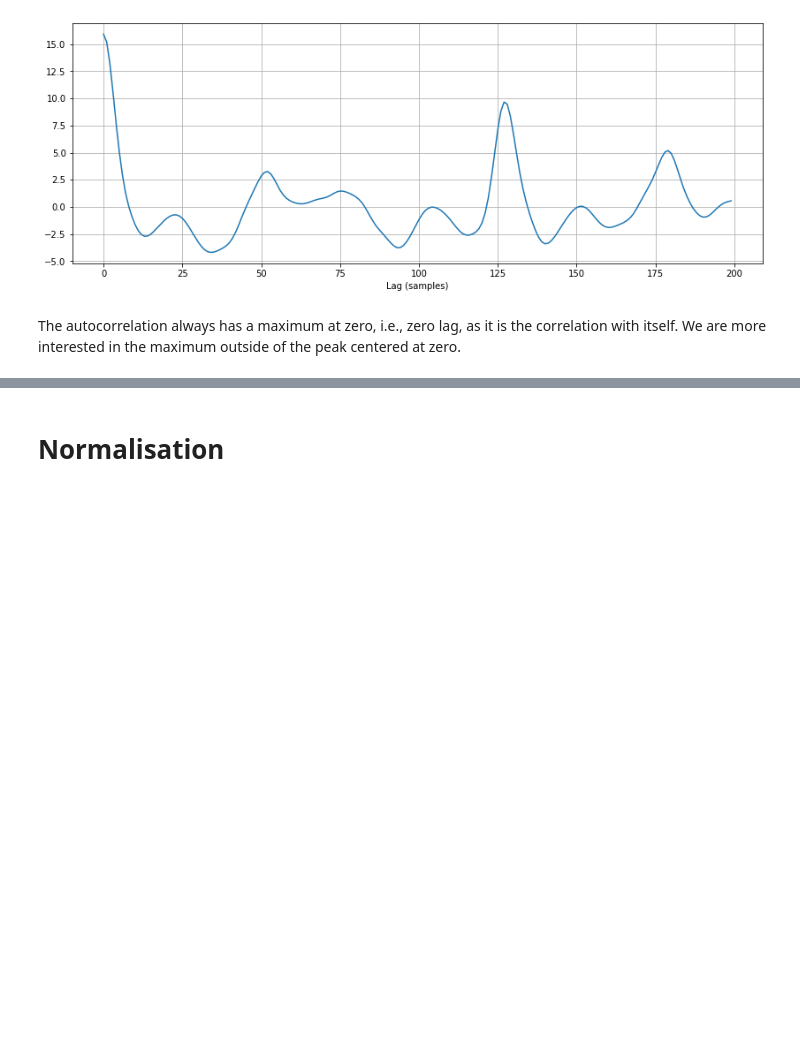
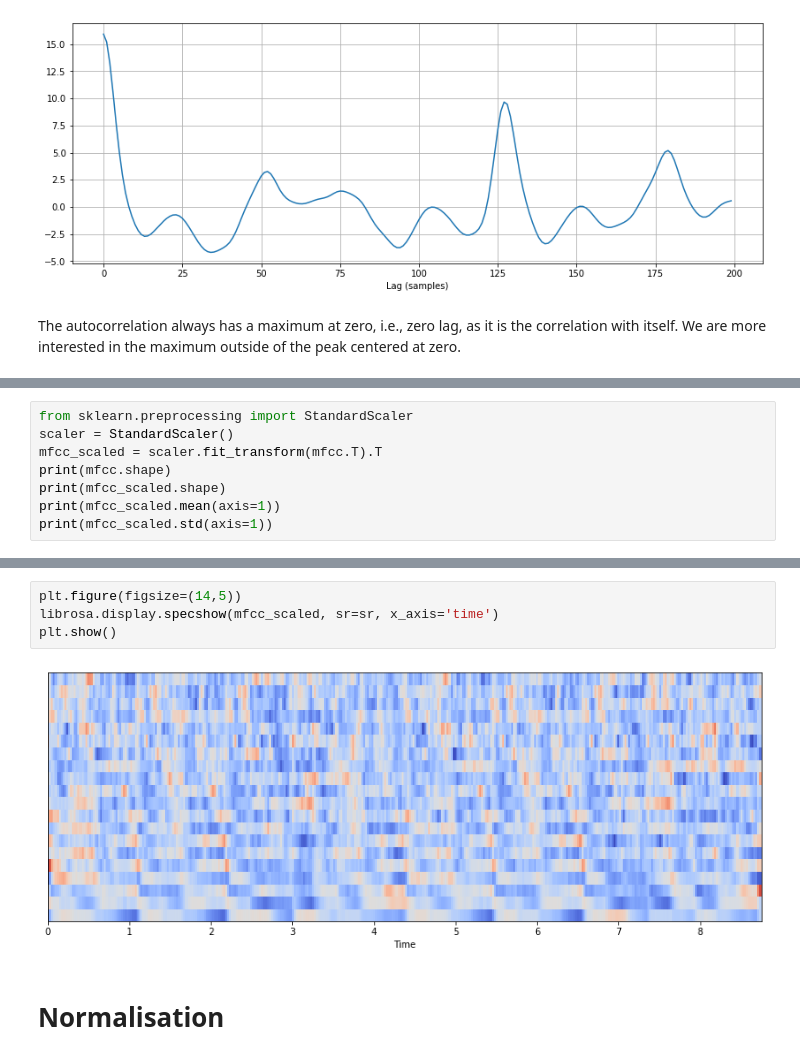
Before and after one commit to Pheobe-Sun/audio-and-speech-demo, a Jupyter notebook: Basic_MIR_features.ipynb, the cells around one changed output, grey strips where cells are left out. Drawn from its saved outputs; the diff is of its cells as text; blank space fills up the shorter version.

```diff
--- a/Basic_MIR_features.ipynb
+++ b/Basic_MIR_features.ipynb
@@ -463,0 +483,8 @@ The autocorrelation always has a maximum at zero, i.e., zero lag, as it is the c
+# %%
+from sklearn.preprocessing import StandardScaler
+scaler = StandardScaler()
+mfcc_scaled = scaler.fit_transform(mfcc.T).T
+print(mfcc.shape)
+print(mfcc_scaled.shape)
+print(mfcc_scaled.mean(axis=1))
+print(mfcc_scaled.std(axis=1))
@@ -464,3 +500,9 @@ The autocorrelation always has a maximum at zero, i.e., zero lag, as it is the c
+# %%
+plt.figure(figsize=(14,5))
+librosa.display.specshow(mfcc_scaled, sr=sr, x_axis='time')
+plt.show()
+# %% [output]
+[figure, added]
 # %% [markdown]
 # Normalisation
 # %%
```
Also changed, not shown: parts of 8 cells of this notebook.
